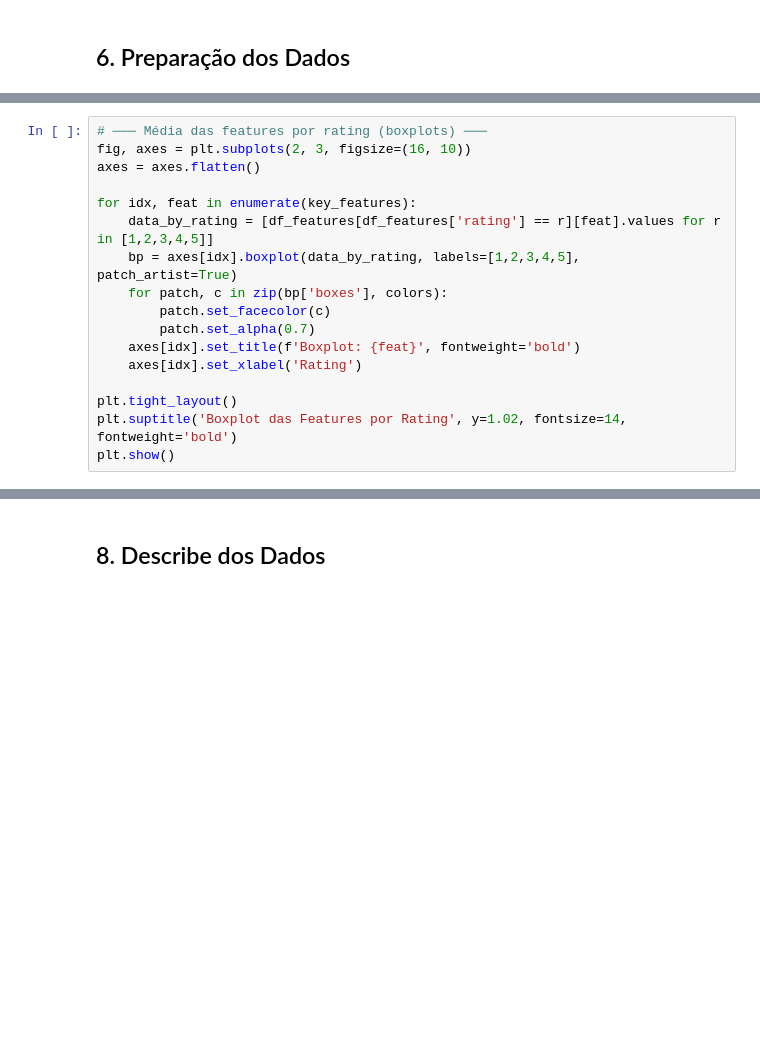
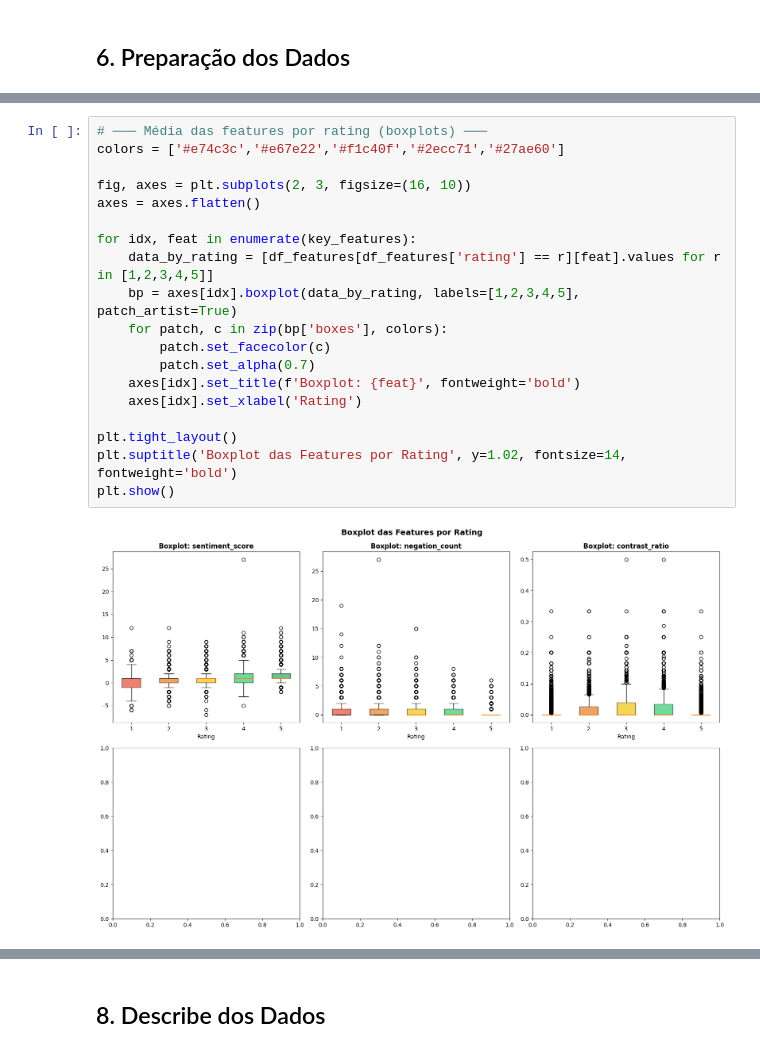
Before and after one commit to thiagocordeirum/DataMining_Rating_Prediction, a Jupyter notebook: rating_prediction_otimizado.ipynb, the cells around one changed output, grey strips where cells are left out. Cells and saved outputs as stored; diff of their text form; blank space fills up the shorter version.

```diff
--- a/rating_prediction_otimizado.ipynb
+++ b/rating_prediction_otimizado.ipynb
@@ -668,20 +634,24 @@ plt.show()
 # %%
 # ─── Média das features por rating (boxplots) ───
+colors = ['#e74c3c','#e67e22','#f1c40f','#2ecc71','#27ae60']
+
 fig, axes = plt.subplots(2, 3, figsize=(16, 10))
 axes = axes.flatten()
 
 for idx, feat in enumerate(key_features):
     data_by_rating = [df_features[df_features['rating'] == r][feat].values for r in [1,2,3,4,5]]
     bp = axes[idx].boxplot(data_by_rating, labels=[1,2,3,4,5], patch_artist=True)
     for patch, c in zip(bp['boxes'], colors):
         patch.set_facecolor(c)
         patch.set_alpha(0.7)
     axes[idx].set_title(f'Boxplot: {feat}', fontweight='bold')
     axes[idx].set_xlabel('Rating')
 
 plt.tight_layout()
 plt.suptitle('Boxplot das Features por Rating', y=1.02, fontsize=14, fontweight='bold')
 plt.show()
+# %% [output]
+[figure, added]
 # %%
 # ─── Heatmap de correlação (features vs rating) ───
 corr_with_rating = df_features.corr()['rating'].drop('rating').sort_values()
```
Also changed, not shown: parts of 29 cells of this notebook, 1 other file.
